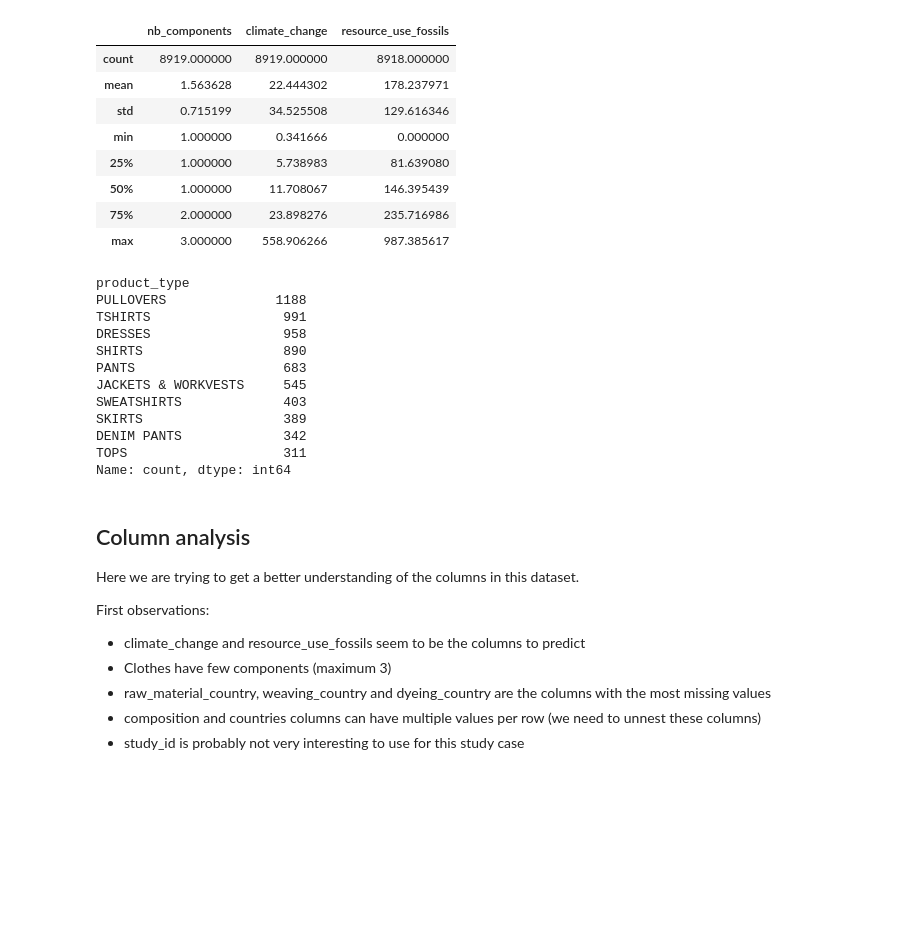
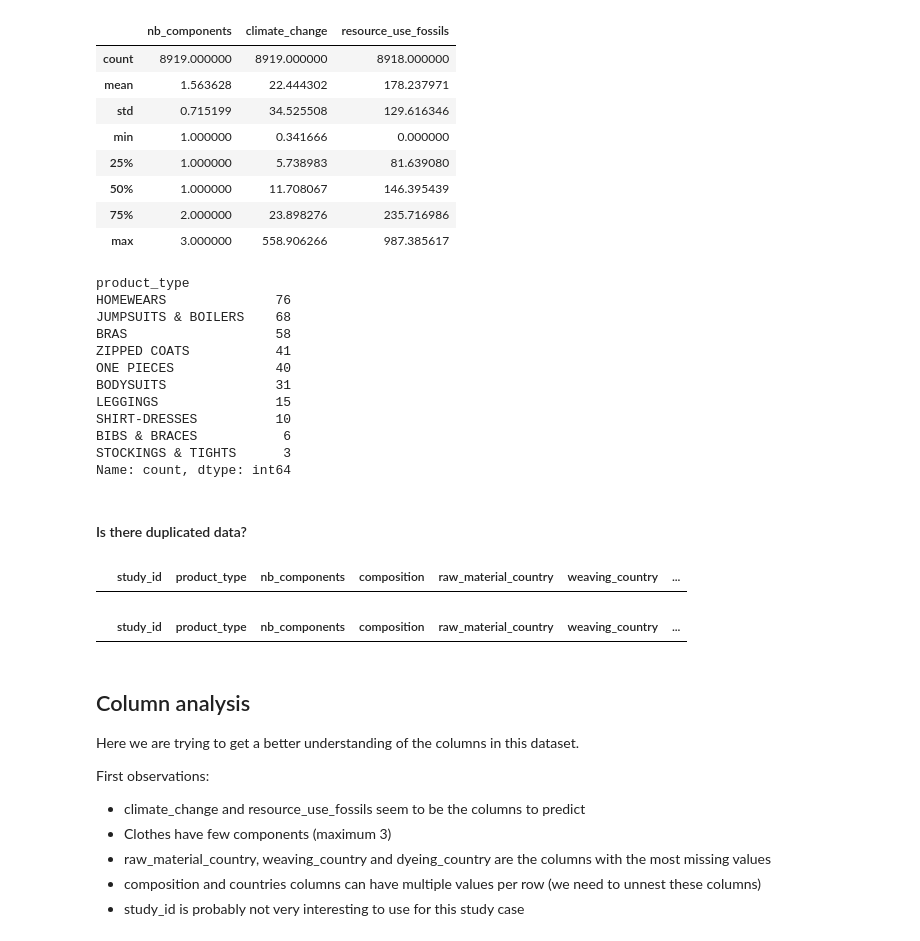
Before and after one commit to max-lutz/technical_case_fairly_made, a Jupyter notebook: notebooks/data_analysis.ipynb, the cells around one changed output. Cells and saved outputs as stored; diff of their text form; code cells hidden in the pictures; blank space fills up the shorter version.

```diff
--- a/notebooks/data_analysis.ipynb
+++ b/notebooks/data_analysis.ipynb
@@ -105,20 +105,30 @@ df_raw.describe()
 | 75% | 2.000000 | 23.898276 | 235.716986 |
 | max | 3.000000 | 558.906266 | 987.385617 |
 # %%
-df_raw['product_type'].value_counts()[0:10]
+df_raw['product_type'].value_counts()[-10:]
 # %% [output]
 product_type
-PULLOVERS              1188
-TSHIRTS                 991
-DRESSES                 958
-SHIRTS                  890
-PANTS                   683
-JACKETS & WORKVESTS     545
-SWEATSHIRTS             403
-SKIRTS                  389
-DENIM PANTS             342
-TOPS                    311
+HOMEWEARS              76
+JUMPSUITS & BOILERS    68
+BRAS                   58
+ZIPPED COATS           41
+ONE PIECES             40
+BODYSUITS              31
+LEGGINGS               15
+SHIRT-DRESSES          10
+BIBS & BRACES           6
+STOCKINGS & TIGHTS      3
 Name: count, dtype: int64
+# %% [markdown]
+#### Is there duplicated data?
+# %%
+df_raw[df_raw.duplicated()]
+# %% [output]
+|  | study_id | product_type | nb_components | composition | raw_material_country | weaving_country | ... |
+# %%
+df_raw[df_raw.duplicated(subset=['study_id'])]
+# %% [output]
+|  | study_id | product_type | nb_components | composition | raw_material_country | weaving_country | ... |
 # %% [markdown]
 ## Column analysis
 
```
Also changed, not shown: parts of 4 cells of this notebook.
